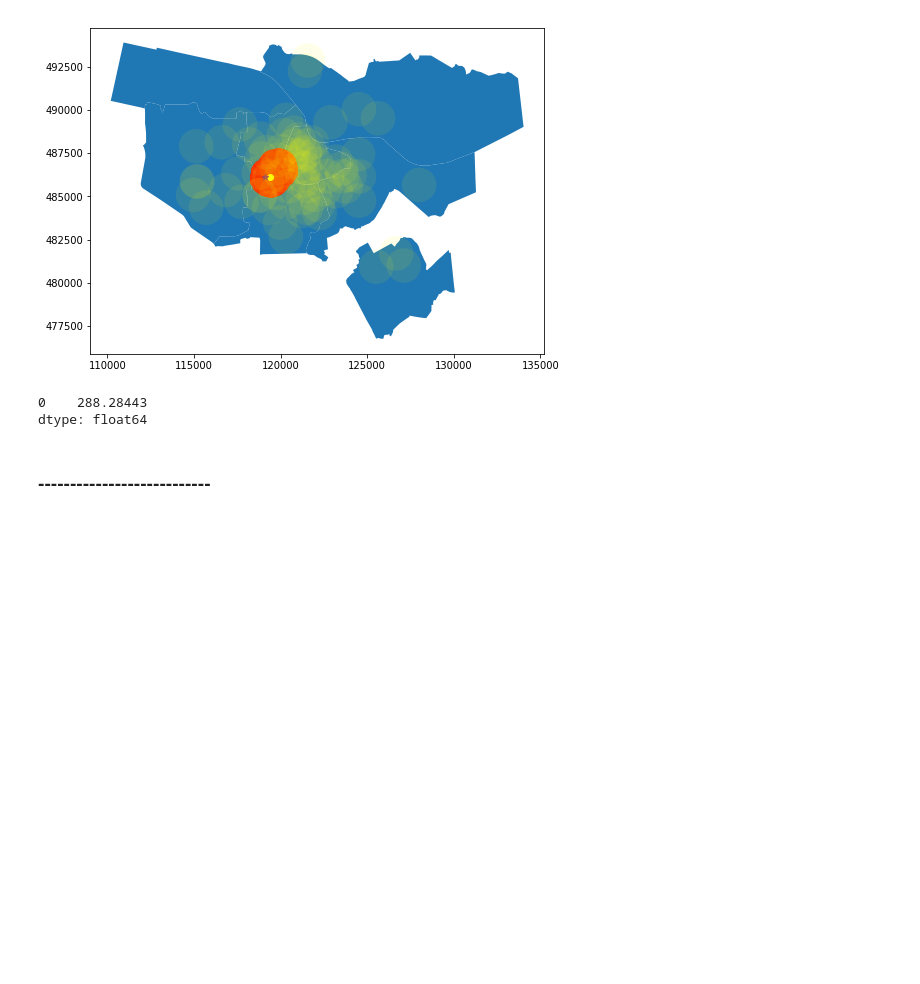
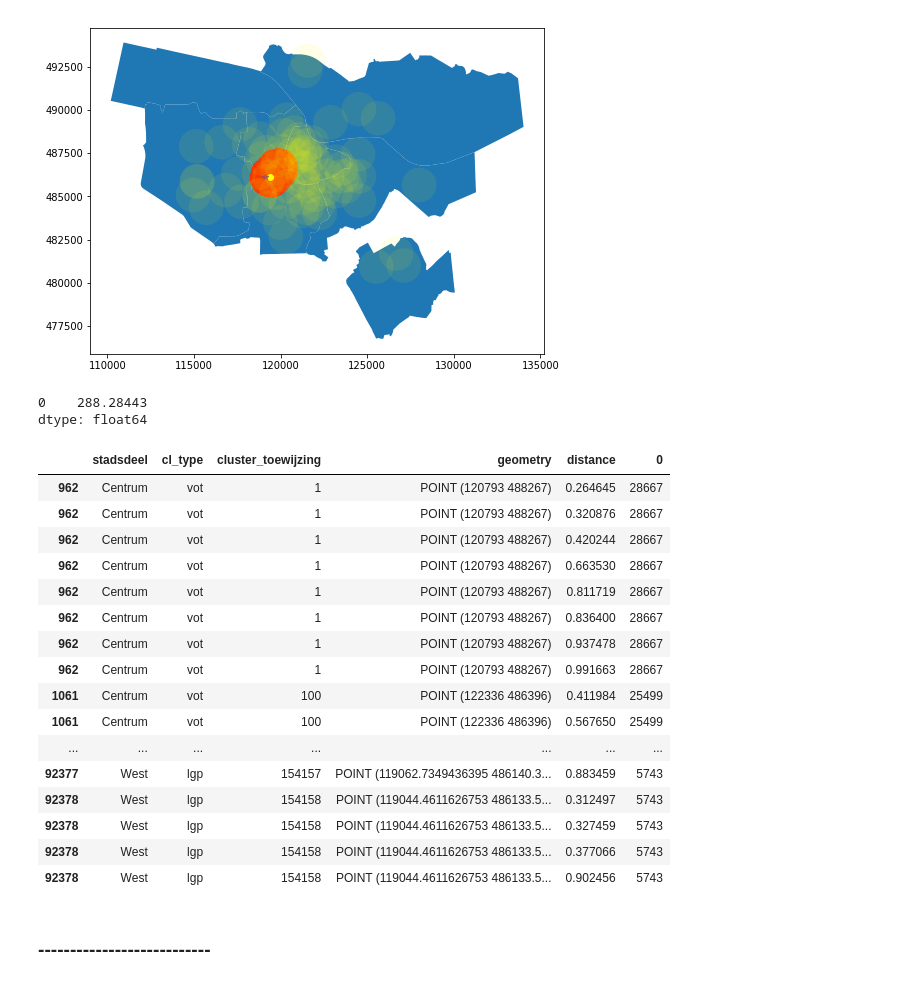
Before and after one commit to rmania/distance_matrix_datapipeline, a Jupyter notebook: munge/distance_test.ipynb, the cells around one changed output. Saved outputs shown, nothing was run; the diff lists cells and outputs as text; code cells hidden in the pictures; blank space fills up the shorter version.

```diff
--- a/munge/distance_test.ipynb
+++ b/munge/distance_test.ipynb
@@ -106,9 +114,24 @@ dah = dd.from_pandas(ah, npartitions=2)
 # %%
-appended_data = []
-for i, row in enumerate(tqdm_notebook(list(ah['buffer']), desc='distance_calc')):
+n=len(ah)
+
+test = []
+for i, row in enumerate(tqdm_notebook(list(ah['buffer'][:n]), desc='distance_calc')):
     sub_df = df.loc[(df.geometry.within(ah['buffer'][i])), :]
     sub_df = (sub_df.apply(calculateDistance,
                            dest_geom= ah['geometry'][i],
                  target_col= 'distance', axis=1))
-    appended_data.append(sub_df)
+    print ('shape sub_df {} = {}'.format(i, sub_df.shape))
+
+    indices = (sub_df.apply(nearest,
+                  geom_union=ah.unary_union,
+                  df1=sub_df,
+                  df2=ah,
+                  geom1_col='geometry',
+                  src_column='zaak_id',
+                  axis=1))
+
+    indices_frame = indices.to_frame()
+    sub_df = pd.concat([sub_df, indices_frame], axis=1)
+
+    test.append(sub_df)
 # %% [output]
@@ -172,3 +244,23 @@ test.to_csv(PATH + 'test_vot.csv', index=True)
+# %%
+test.sort_values(by=['cluster_toewijzing', 'distance'])
+# %% [output]
+|  | stadsdeel | cl_type | cluster_toewijzing | geometry | distance | 0 |
+| 962 | Centrum | vot | 1 | POINT (120793 488267) | 0.264645 | 28667 |
+| 962 | Centrum | vot | 1 | POINT (120793 488267) | 0.320876 | 28667 |
+| 962 | Centrum | vot | 1 | POINT (120793 488267) | 0.420244 | 28667 |
+| 962 | Centrum | vot | 1 | POINT (120793 488267) | 0.663530 | 28667 |
+| 962 | Centrum | vot | 1 | POINT (120793 488267) | 0.811719 | 28667 |
+| 962 | Centrum | vot | 1 | POINT (120793 488267) | 0.836400 | 28667 |
+| 962 | Centrum | vot | 1 | POINT (120793 488267) | 0.937478 | 28667 |
+| 962 | Centrum | vot | 1 | POINT (120793 488267) | 0.991663 | 28667 |
+| 1061 | Centrum | vot | 100 | POINT (122336 486396) | 0.411984 | 25499 |
+| 1061 | Centrum | vot | 100 | POINT (122336 486396) | 0.567650 | 25499 |
+| ... | ... | ... | ... | ... | ... | ... |
+| 92377 | West | lgp | 154157 | POINT (119062.7349436395 486140.3... | 0.883459 | 5743 |
+| 92378 | West | lgp | 154158 | POINT (119044.4611626753 486133.5... | 0.312497 | 5743 |
+| 92378 | West | lgp | 154158 | POINT (119044.4611626753 486133.5... | 0.327459 | 5743 |
+| 92378 | West | lgp | 154158 | POINT (119044.4611626753 486133.5... | 0.377066 | 5743 |
+| 92378 | West | lgp | 154158 | POINT (119044.4611626753 486133.5... | 0.902456 | 5743 |
 # %% [markdown]
 ### ---------------------------
 # %%
```
Also changed, not shown: parts of 26 cells of this notebook.
